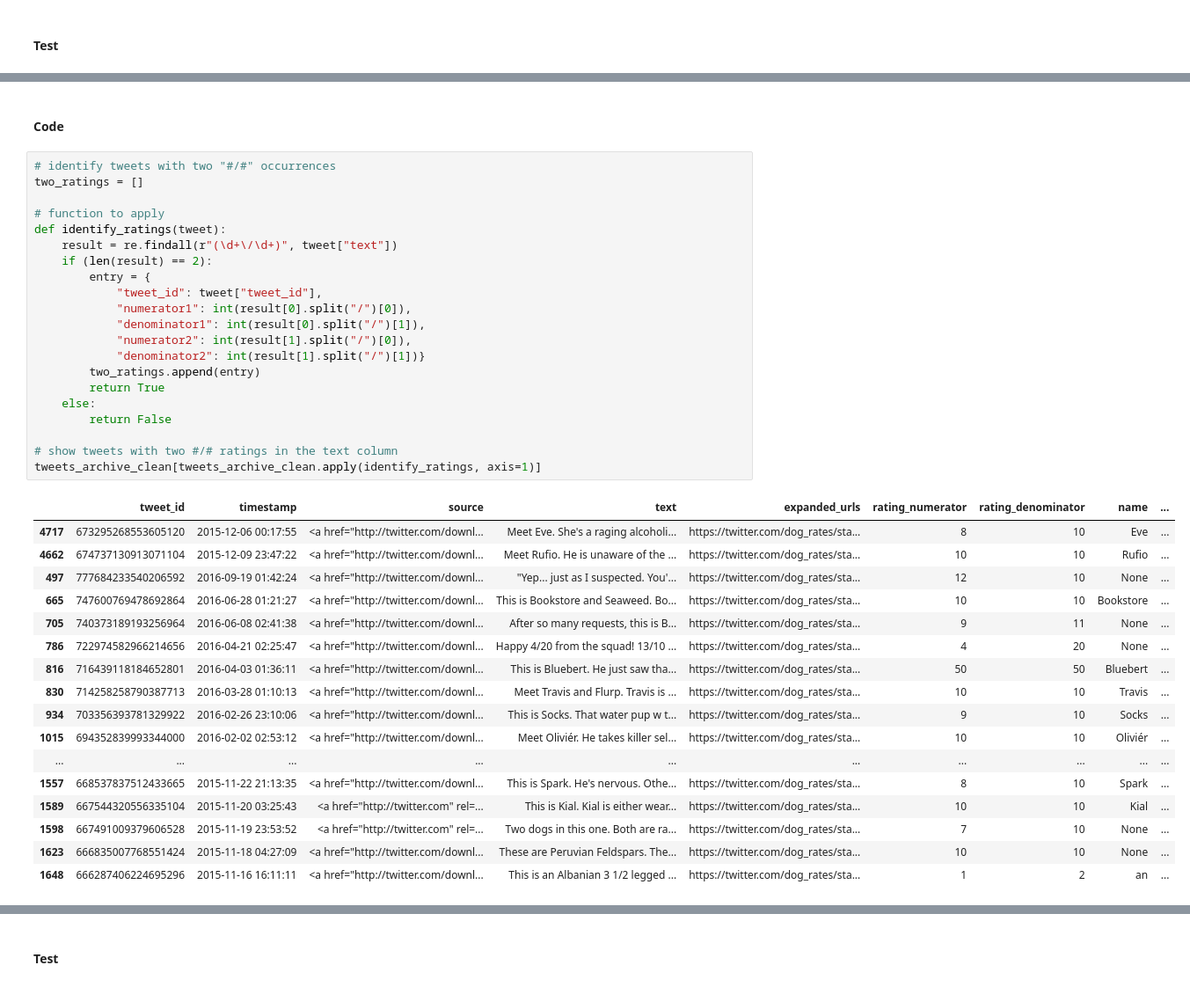
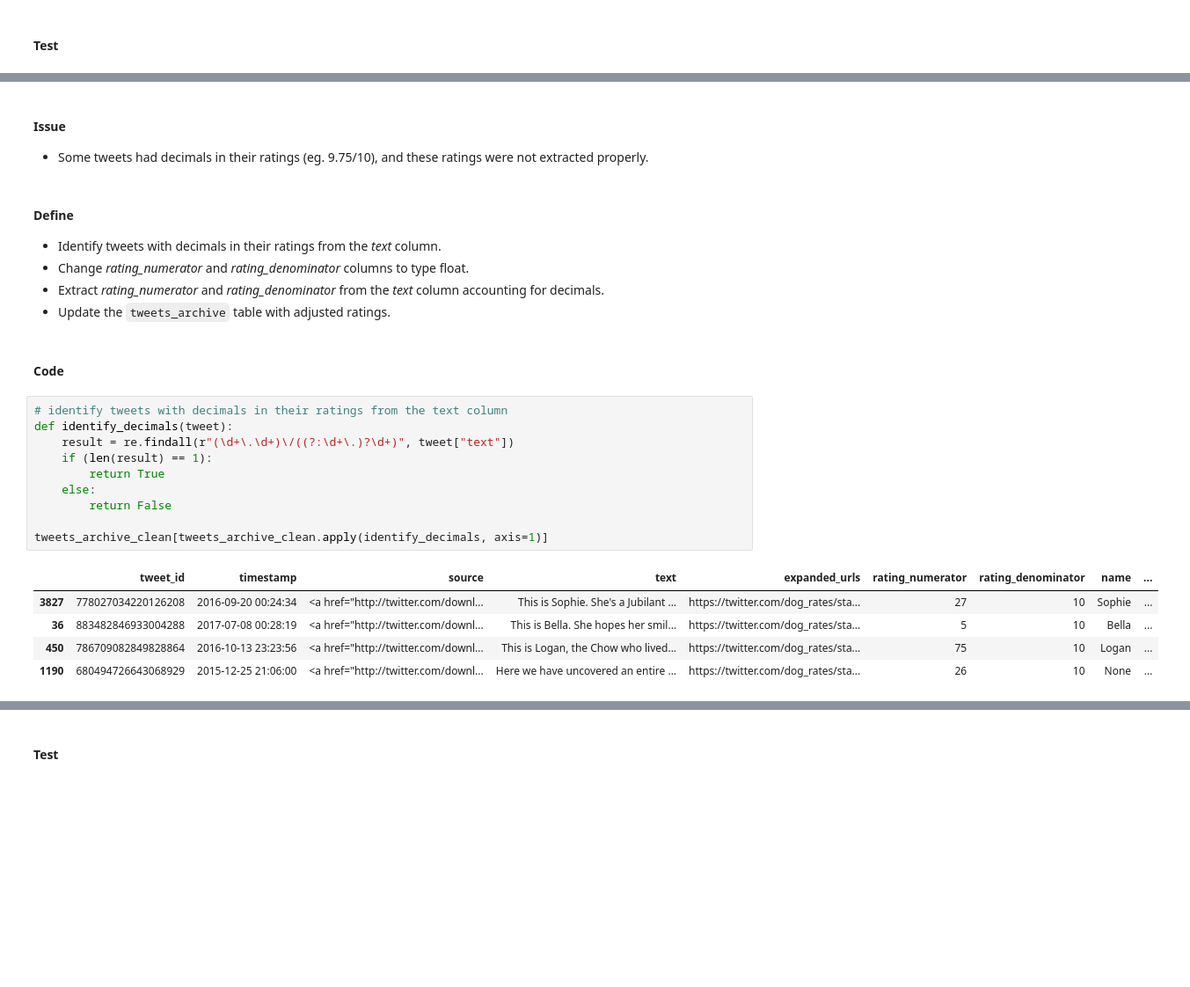
Before and after one commit to GeorgeJJW/dand_wrangle, a Jupyter notebook: wrangle_act.ipynb, the cells around one changed output, grey strips where cells are left out. Shown: that part at 88% size. Cells and saved outputs as stored; diff of their text form; blank space fills up the shorter version.

Commit message:
fixed ratings with decimals

```diff
--- a/wrangle_act.ipynb
+++ b/wrangle_act.ipynb
@@ -603,41 +594,27 @@ memory usage: 156.2+ KB
+# %% [markdown]
+#### Issue
+- Some tweets had decimals in their ratings (eg. 9.75/10), and these ratings were not extracted properly.
+# %% [markdown]
+#### Define
+- Identify tweets with decimals in their ratings from the *text* column.
+- Change *rating_numerator* and *rating_denominator* columns to type float.
+- Extract *rating_numerator* and *rating_denominator* from the *text* column accounting for decimals.
+- Update the `tweets_archive` table with adjusted ratings.
 # %% [markdown]
 #### Code
 # %%
-# identify tweets with two "#/#" occurrences
-two_ratings = []
-
-# function to apply
-def identify_ratings(tweet):
-    result = re.findall(r"(\d+\/\d+)", tweet["text"])
-    if (len(result) == 2):
-        entry = {
-            "tweet_id": tweet["tweet_id"],
-            "numerator1": int(result[0].split("/")[0]),
-            "denominator1": int(result[0].split("/")[1]),
-            "numerator2": int(result[1].split("/")[0]),
-            "denominator2": int(result[1].split("/")[1])}
-        two_ratings.append(entry)
+# identify tweets with decimals in their ratings from the text column
+def identify_decimals(tweet):
+    result = re.findall(r"(\d+\.\d+)\/((?:\d+\.)?\d+)", tweet["text"])
+    if (len(result) == 1):
         return True
     else:
         return False
 
-# show tweets with two #/# ratings in the text column
-tweets_archive_clean[tweets_archive_clean.apply(identify_ratings, axis=1)]
+tweets_archive_clean[tweets_archive_clean.apply(identify_decimals, axis=1)]
 # %% [output]
 |  | tweet_id | timestamp | source | text | expanded_urls | rating_numerator | rating_denominator | name | ... |
-| 4717 | 673295268553605120 | 2015-12-06 00:17:55 | <a href="http://twitter.com/downl... | Meet Eve. She's a raging alcoholi... | https://twitter.com/dog_rates/sta... | 8 | 10 | Eve | ... |
-| 4662 | 674737130913071104 | 2015-12-09 23:47:22 | <a href="http://twitter.com/downl... | Meet Rufio. He is unaware of the ... | https://twitter.com/dog_rates/sta... | 10 | 10 | Rufio | ... |
-| 497 | 777684233540206592 | 2016-09-19 01:42:24 | <a href="http://twitter.com/downl... | "Yep... just as I suspected. You'... | https://twitter.com/dog_rates/sta... | 12 | 10 | None | ... |
-| 665 | 747600769478692864 | 2016-06-28 01:21:27 | <a href="http://twitter.com/downl... | This is Bookstore and Seaweed. Bo... | https://twitter.com/dog_rates/sta... | 10 | 10 | Bookstore | ... |
-| 705 | 740373189193256964 | 2016-06-08 02:41:38 | <a href="http://twitter.com/downl... | After so many requests, this is B... | https://twitter.com/dog_rates/sta... | 9 | 11 | None | ... |
-| 786 | 722974582966214656 | 2016-04-21 02:25:47 | <a href="http://twitter.com/downl... | Happy 4/20 from the squad! 13/10 ... | https://twitter.com/dog_rates/sta... | 4 | 20 | None | ... |
-| 816 | 716439118184652801 | 2016-04-03 01:36:11 | <a href="http://twitter.com/downl... | This is Bluebert. He just saw tha... | https://twitter.com/dog_rates/sta... | 50 | 50 | Bluebert | ... |
-| 830 | 714258258790387713 | 2016-03-28 01:10:13 | <a href="http://twitter.com/downl... | Meet Travis and Flurp. Travis is ... | https://twitter.com/dog_rates/sta... | 10 | 10 | Travis | ... |
-| 934 | 703356393781329922 | 2016-02-26 23:10:06 | <a href="http://twitter.com/downl... | This is Socks. That water pup w t... | https://twitter.com/dog_rates/sta... | 9 | 10 | Socks | ... |
-| 1015 | 694352839993344000 | 2016-02-02 02:53:12 | <a href="http://twitter.com/downl... | Meet Oliviér. He takes killer sel... | https://twitter.com/dog_rates/sta... | 10 | 10 | Oliviér | ... |
-| ... | ... | ... | ... | ... | ... | ... | ... | ... | ... |
-| 1557 | 668537837512433665 | 2015-11-22 21:13:35 | <a href="http://twitter.com/downl... | This is Spark. He's nervous. Othe... | https://twitter.com/dog_rates/sta... | 8 | 10 | Spark | ... |
-| 1589 | 667544320556335104 | 2015-11-20 03:25:43 | <a href="http://twitter.com" rel=... | This is Kial. Kial is either wear... | https://twitter.com/dog_rates/sta... | 10 | 10 | Kial | ... |
-| 1598 | 667491009379606528 | 2015-11-19 23:53:52 | <a href="http://twitter.com" rel=... | Two dogs in this one. Both are ra... | https://twitter.com/dog_rates/sta... | 7 | 10 | None | ... |
-| 1623 | 666835007768551424 | 2015-11-18 04:27:09 | <a href="http://twitter.com/downl... | These are Peruvian Feldspars. The... | https://twitter.com/dog_rates/sta... | 10 | 10 | None | ... |
-| 1648 | 666287406224695296 | 2015-11-16 16:11:11 | <a href="http://twitter.com/downl... | This is an Albanian 3 1/2 legged ... | https://twitter.com/dog_rates/sta... | 1 | 2 | an | ... |
+| 3827 | 778027034220126208 | 2016-09-20 00:24:34 | <a href="http://twitter.com/downl... | This is Sophie. She's a Jubilant ... | https://twitter.com/dog_rates/sta... | 27 | 10 | Sophie | ... |
+| 36 | 883482846933004288 | 2017-07-08 00:28:19 | <a href="http://twitter.com/downl... | This is Bella. She hopes her smil... | https://twitter.com/dog_rates/sta... | 5 | 10 | Bella | ... |
+| 450 | 786709082849828864 | 2016-10-13 23:23:56 | <a href="http://twitter.com/downl... | This is Logan, the Chow who lived... | https://twitter.com/dog_rates/sta... | 75 | 10 | Logan | ... |
+| 1190 | 680494726643068929 | 2015-12-25 21:06:00 | <a href="http://twitter.com/downl... | Here we have uncovered an entire ... | https://twitter.com/dog_rates/sta... | 26 | 10 | None | ... |
```
Also changed, not shown: parts of 33 cells of this notebook, 2 other files.
